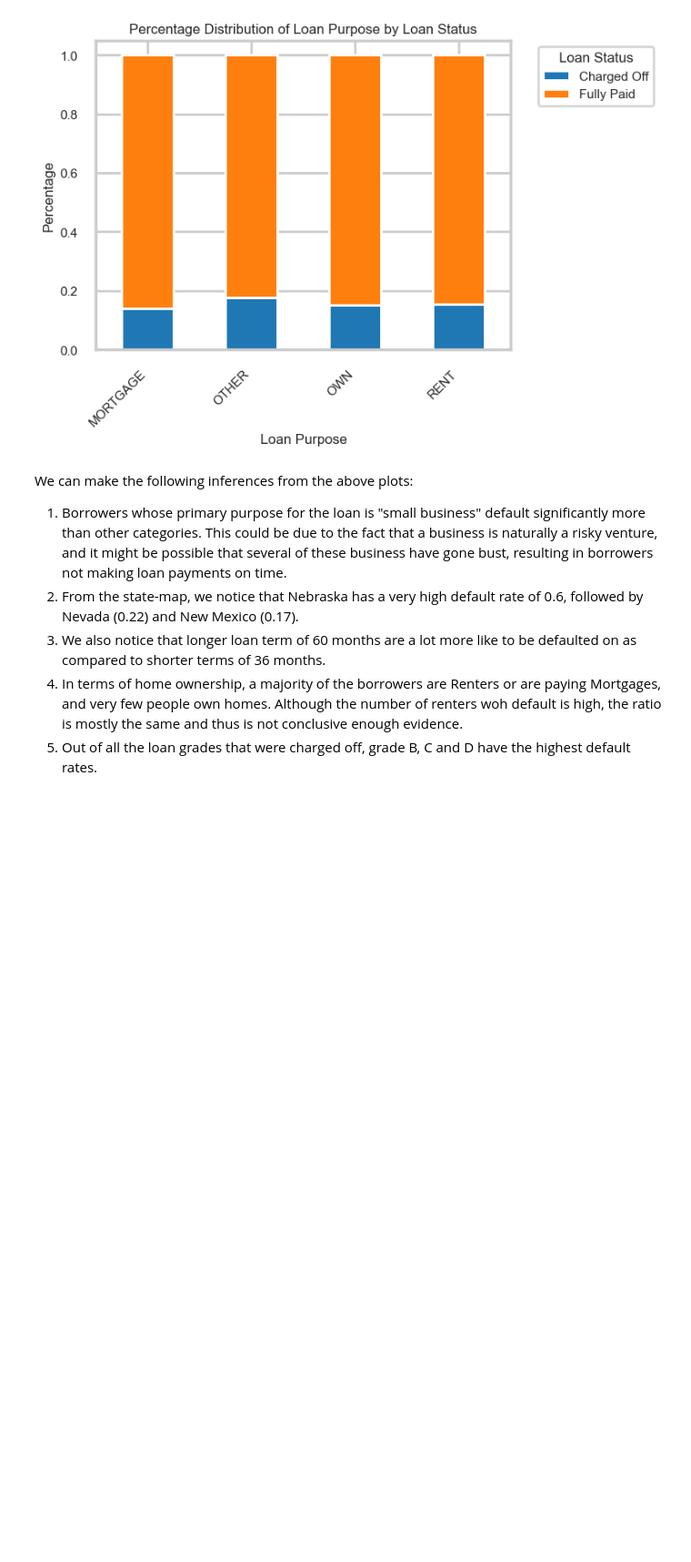
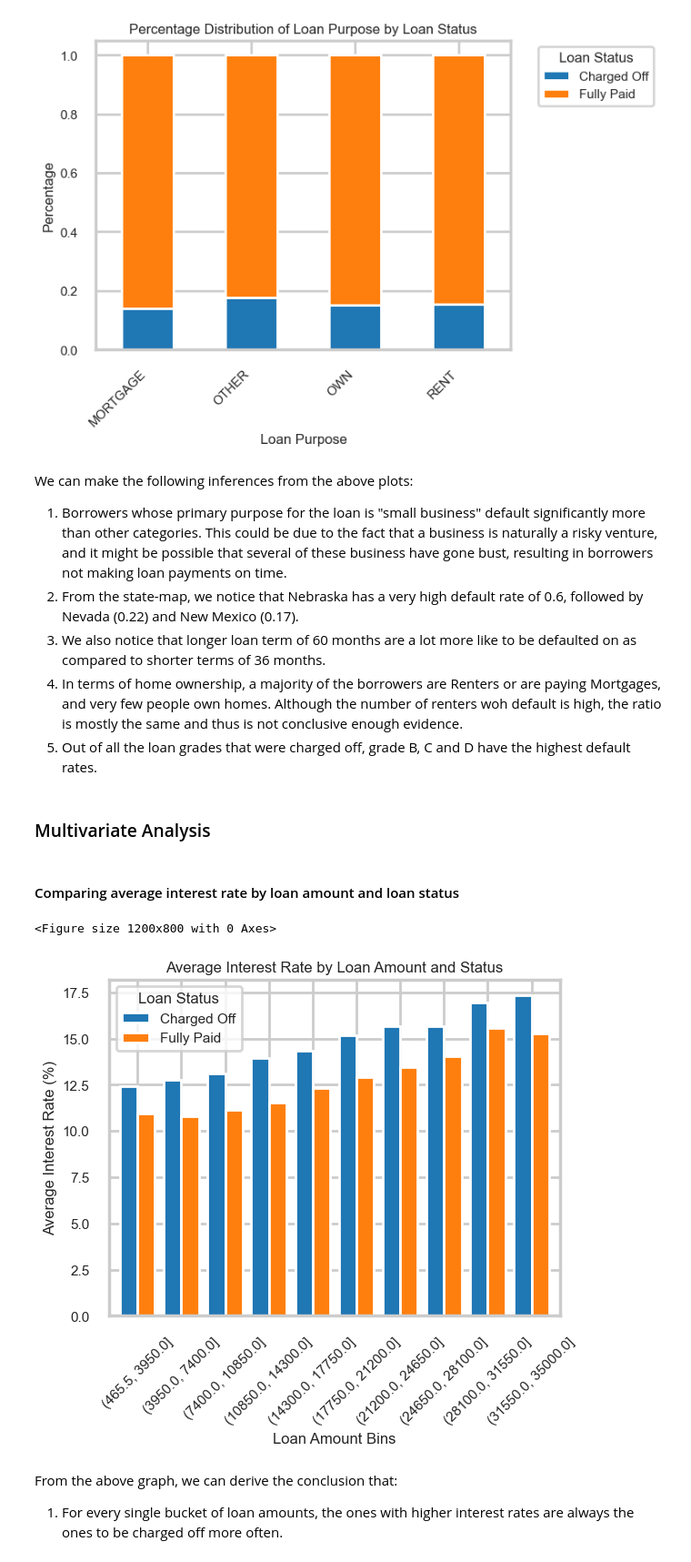
Before and after one commit to skelkar8/LendingClubCaseStudy, a Jupyter notebook: Swapnil_Kelkar.ipynb, the cells around one changed output. Shown at 91% size. Cells and saved outputs as stored; diff of their text form; code cells hidden in the pictures; blank space fills up the shorter version.

Commit message:
Added multivariate analysis + inferences / conclusions

```diff
--- a/Swapnil_Kelkar.ipynb
+++ b/Swapnil_Kelkar.ipynb
@@ -610,3 +625,26 @@ We can make the following inferences from the above plots:
 3. We also notice that longer loan term of 60 months are a lot more like to be defaulted on as compared to shorter terms of 36 months.
 4. In terms of home ownership, a majority of the borrowers are Renters or are paying Mortgages, and very few people own homes. Although the number of renters woh default is high, the ratio is mostly the same and thus is not conclusive enough evidence.
 5. Out of all the loan grades that were charged off, grade B, C and D have the highest default rates.
+# %% [markdown]
+### Multivariate Analysis
+# %% [markdown]
+#### Comparing average interest rate by loan amount and loan status
+# %%
+df['loan_amnt_bin'] = pd.cut(df['loan_amnt'], bins=10)
+
+grouped_data = df.groupby(['loan_amnt_bin', 'loan_status'])['int_rate'].mean().unstack()
+
+plt.figure(figsize=(12, 8))
+grouped_data.plot(kind='bar', width=0.8)
+plt.title('Average Interest Rate by Loan Amount and Status')
+plt.xlabel('Loan Amount Bins')
+plt.ylabel('Average Interest Rate (%)')
+plt.legend(title='Loan Status')
+plt.xticks(rotation=45)
+plt.show()
+# %% [output]
+<Figure size 1200x800 with 0 Axes>
+[figure, added]
+# %% [markdown]
+From the above graph, we can derive the conclusion that:
+1. For every single bucket of loan amounts, the ones with higher interest rates are always the ones to be charged off more often.
```
Also changed, not shown: parts of 5 cells of this notebook.
